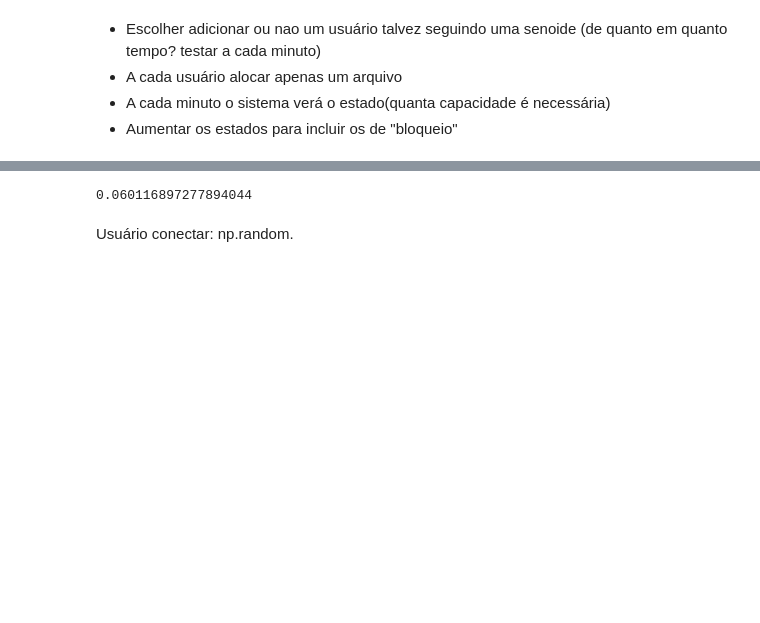
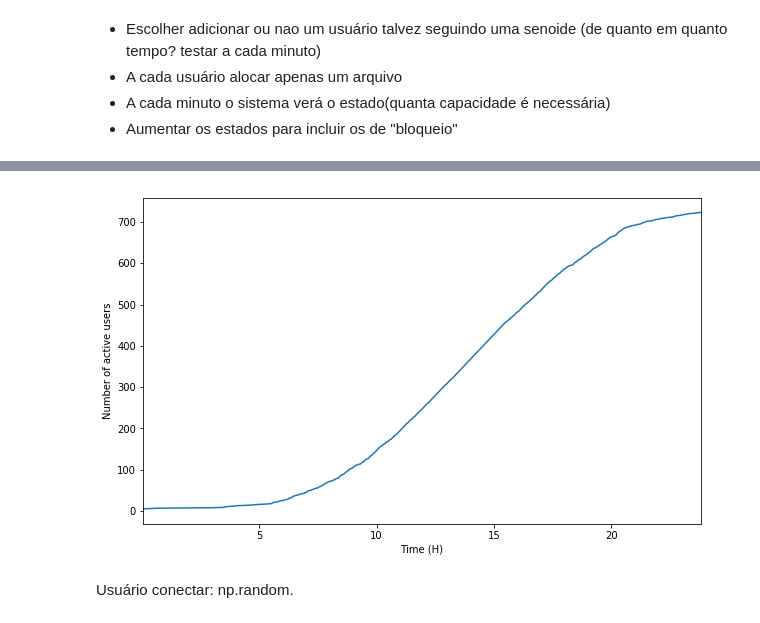
Before and after one commit to Yurisalesr/IC, a Jupyter notebook: Teste-trafego.ipynb, the cells around one changed output, grey strips where cells are left out. Cells and saved outputs as stored; diff of their text form; code cells hidden in the pictures; blank space fills up the shorter version.

```diff
--- a/Teste-trafego.ipynb
+++ b/Teste-trafego.ipynb
@@ -44,7 +46,20 @@ plt.show()
-# %%
-np.random.uniform(low=0,high =2)
-# %% [output]
-0.060116897277894044
+# %%
+users = []
+ii = []
+user=5
+for i in range(24*60):
+    if np.random.uniform(low=0,high=2) <= 1+np.sin(2*np.pi*(960+i)/1440):
+        users = np.append(users,user)
+        ii.append(i)
+        user = user+1
+df = pd.Series(data = users,index=ii)
+df.index = df.index/60
+df.plot(figsize=(10,6))
+plt.xlabel('Time (H)')
+plt.ylabel('Number of active users')
+plt.show()
+# %% [output]
+[figure, added]
 # %% [markdown]
 Usuário conectar:
 np.random.
```
Also changed, not shown: parts of 4 cells of this notebook.
